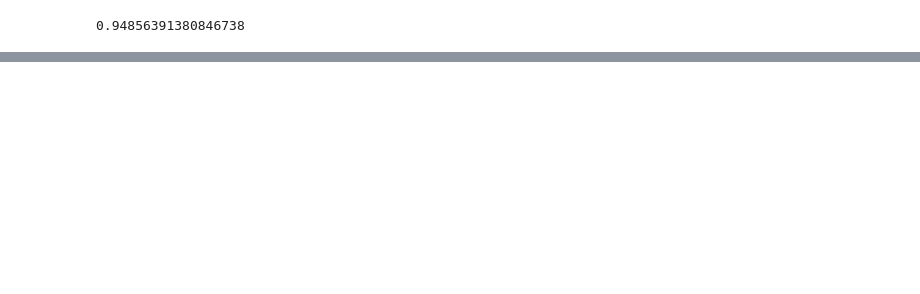
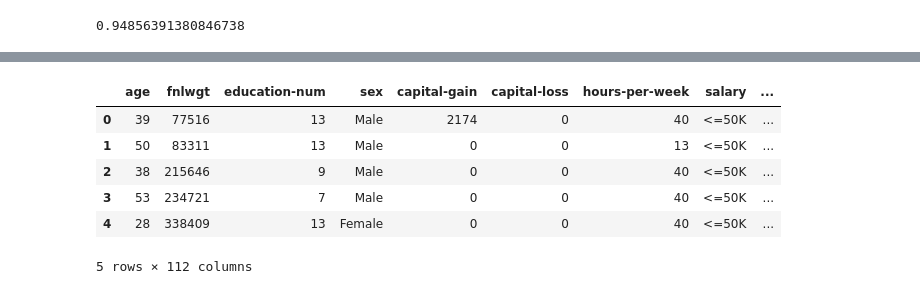
Before and after one commit to KaustuvDash/Us-Census-data, a Jupyter notebook: Predicting_the_salaries.ipynb, the cells around one changed output, grey strips where cells are left out. Cells and saved outputs as stored; diff of their text form; code cells hidden in the pictures; blank space fills up the shorter version.

```diff
--- a/Predicting_the_salaries.ipynb
+++ b/Predicting_the_salaries.ipynb
@@ -741,0 +790,3 @@ roc_auc_score(y_train,y_pred_train)
+# %%
+cut_points=[17,36,54,90]
+income_backup['age_categories'] = pd.cut(income_backup['age'],cut_points)
@@ -741,0 +809,10 @@ roc_auc_score(y_train,y_pred_train)
+# %%
+income_backup.head()
+# %% [output]
+|  | age | fnlwgt | education-num | sex | capital-gain | capital-loss | hours-per-week | salary | ... |
+| 0 | 39 | 77516 | 13 | Male | 2174 | 0 | 40 | <=50K | ... |
+| 1 | 50 | 83311 | 13 | Male | 0 | 0 | 13 | <=50K | ... |
+| 2 | 38 | 215646 | 9 | Male | 0 | 0 | 40 | <=50K | ... |
+| 3 | 53 | 234721 | 7 | Male | 0 | 0 | 40 | <=50K | ... |
+| 4 | 28 | 338409 | 13 | Female | 0 | 0 | 40 | <=50K | ... |
+5 rows × 112 columns
```
Also changed, not shown: parts of 75 cells of this notebook.
